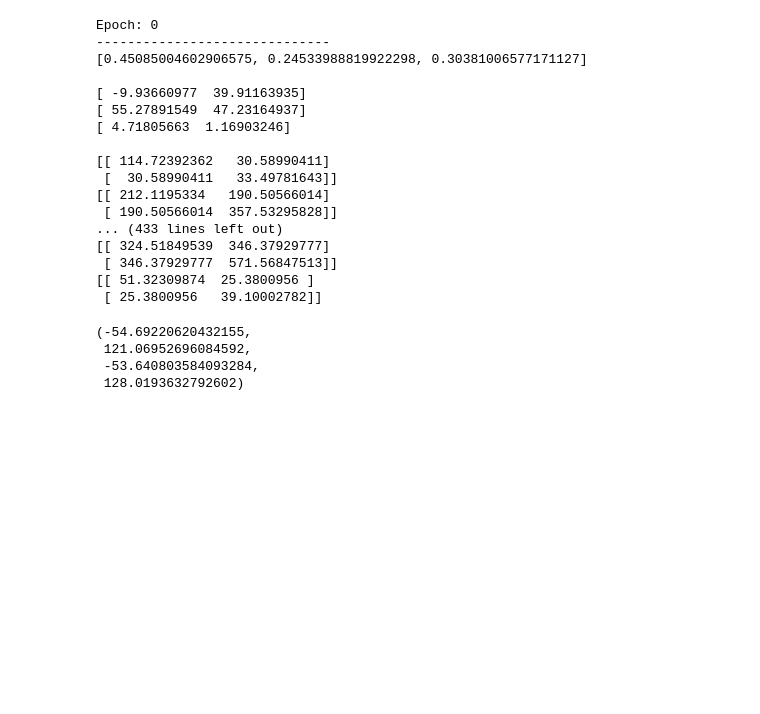
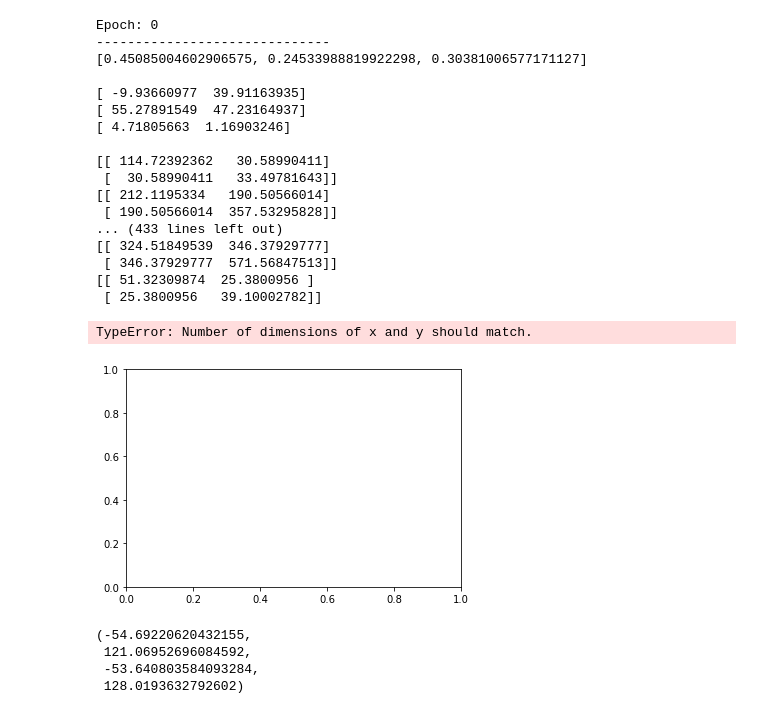
Before and after one commit to zxybazh/PRML-Assignment, a Jupyter notebook: final_project/src/Project.ipynb, the cells around one changed output. Saved outputs shown, nothing was run; the diff lists cells and outputs as text; code cells hidden in the pictures; blank space fills up the shorter version.

```diff
--- a/final_project/src/Project.ipynb
+++ b/final_project/src/Project.ipynb
@@ -156,3 +131,20 @@ def plot_cov_ellipse(cov, pos, volume=.5, ax=None, fc='r', ec='g', a=1, lw=2):
+# %%
+delta = 1
+x = np.arange(-100, 150, delta)
+y = np.arange(-100, 150, delta)
+X, Y = np.meshgrid(x, y)
+Z1 = mlab.bivariate_normal(X, Y, 1.0, 1.0, 0.0, 0.0)
+Z2 = mlab.bivariate_normal(X, Y, 1.5, 0.5, 1, 1)
+# difference of Gaussians
+Z = 10.0 * (Z2 - Z1)
+
+plt.figure()
+CS = plt.contour(X, Y, Z)
+plt.clabel(CS, inline=1, fontsize=10)
+plt.title('Simplest default with labels')
+# %% [output]
+TypeError: Number of dimensions of x and y should match.
+[figure, added]
 # %%
 plt.plot(X[:,0], X[:,1], 'x', markersize = ms)
 plot_cov_ellipse(si[0], mu[0])
```
Also changed, not shown: parts of 1 cell of this notebook.
